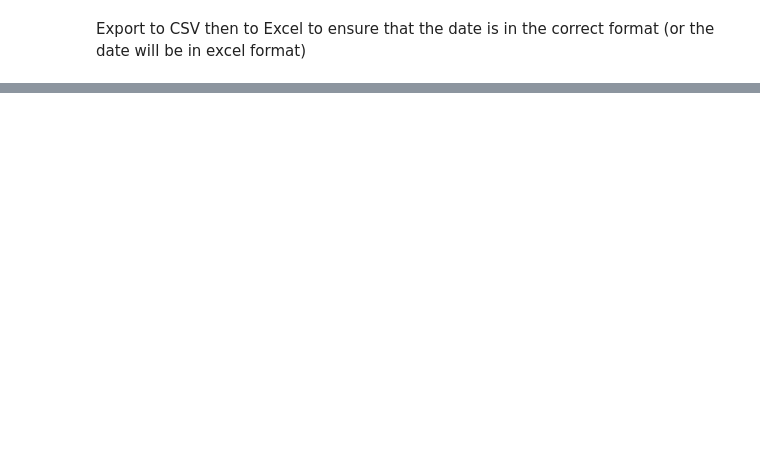
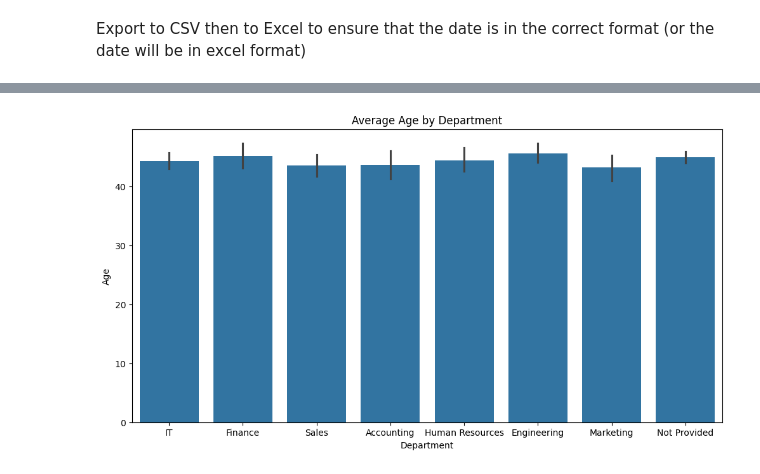
Before and after one commit to mahmoud661/AyhamTask, a Jupyter notebook: ES.ipynb, the cells around one changed output, grey strips where cells are left out. Saved outputs shown, nothing was run; the diff lists cells and outputs as text; code cells hidden in the pictures; blank space fills up the shorter version.

```diff
--- a/ES.ipynb
+++ b/ES.ipynb
@@ -176,0 +205,9 @@ modified_df.to_excel('Modified Sample Data.xlsx', index=False)
+# %%
+plt.figure(figsize=(12, 6))
+sns.barplot(data=df, x='Department', y='Age', estimator=np.mean)
+plt.xlabel = 'Departments'
+plt.ylabel = 'Age'
+plt.title('Average Age by Department')
+plt.show()
+# %% [output]
+[figure, added]
```
Also changed, not shown: parts of 11 cells of this notebook, 2 other files.
